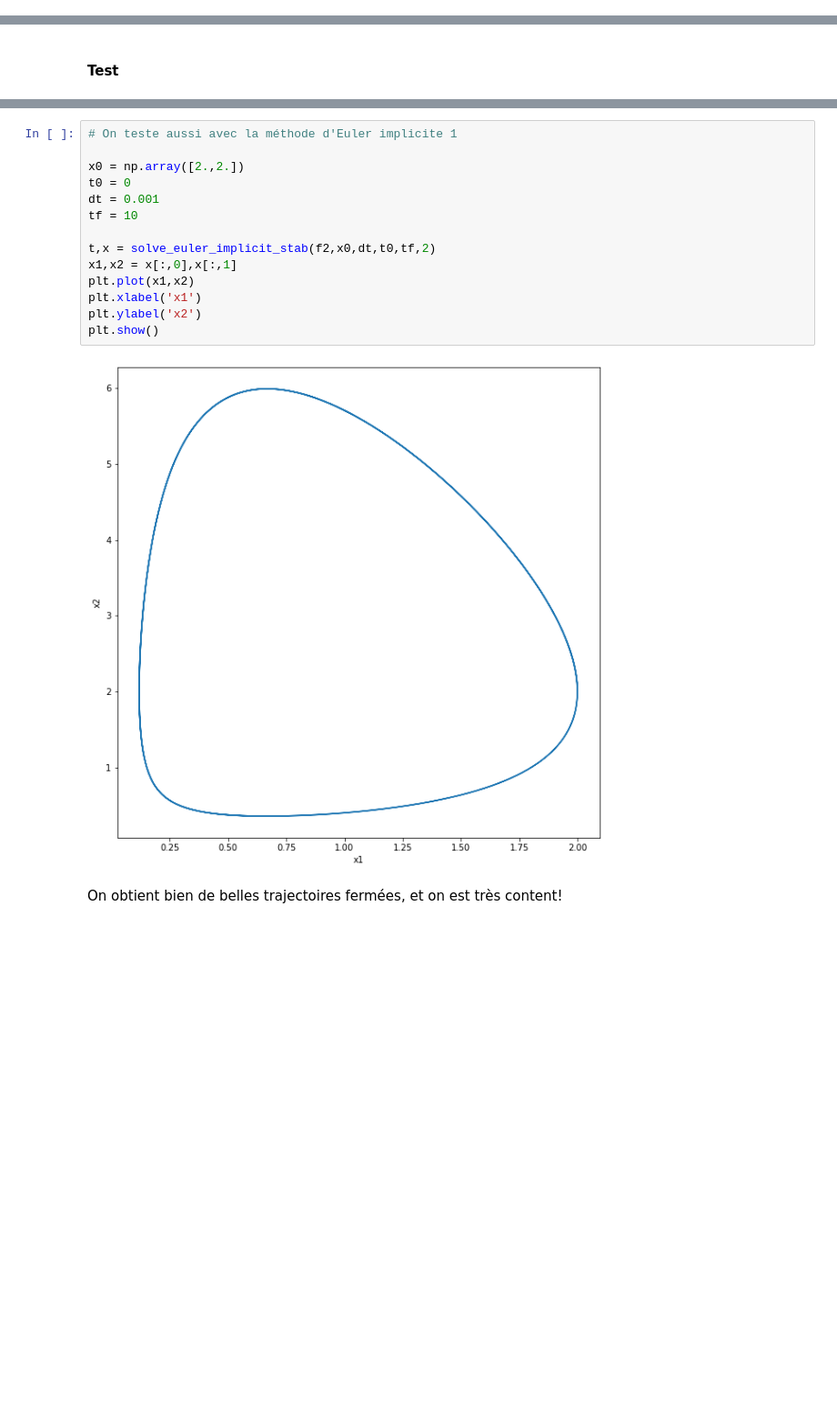
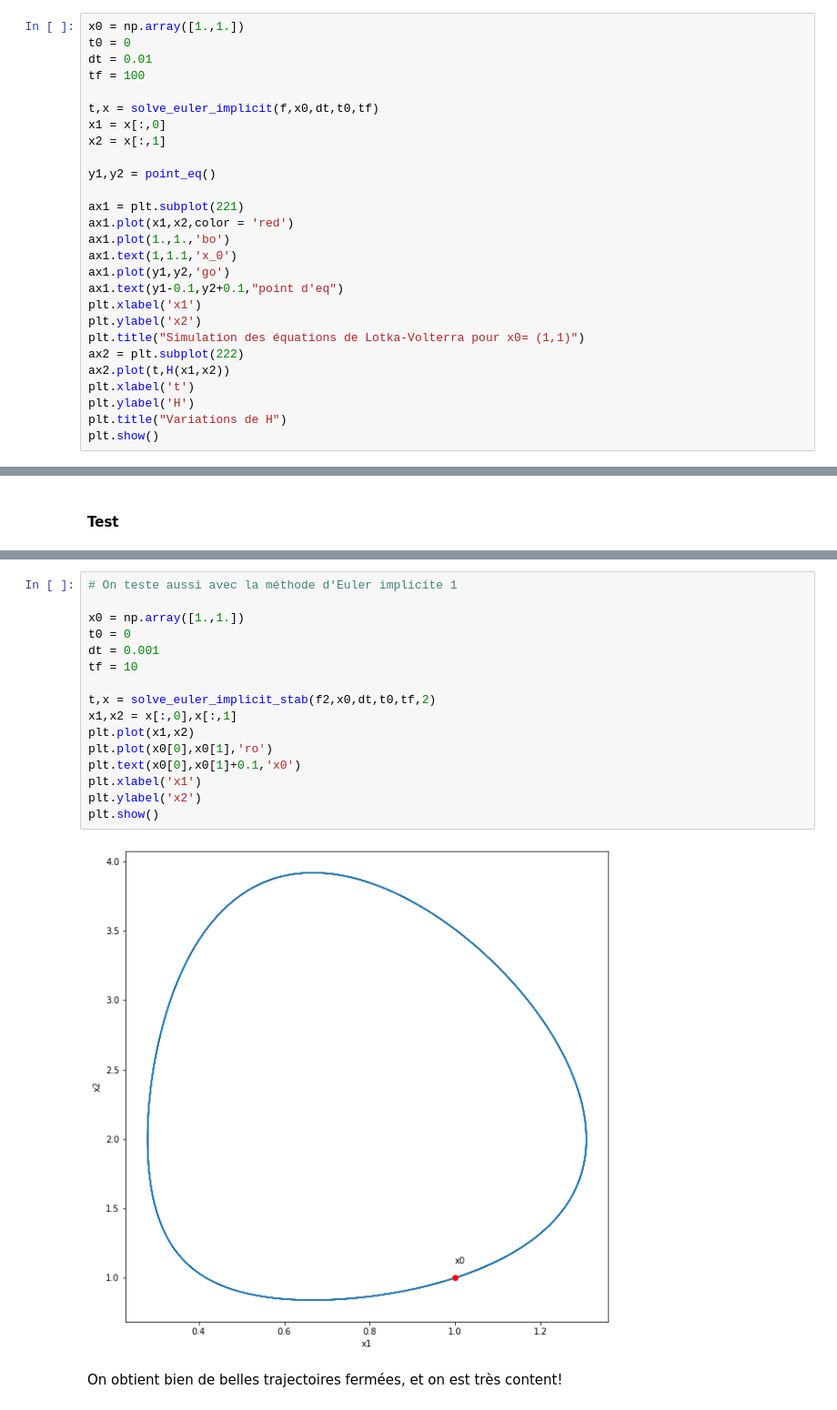
Before and after one commit to adrienmignot/projet_maths_info_chloevogeeeeeeeeeeeel, a Jupyter notebook: Projet_maths_info_2.ipynb, the cells around one changed output, grey strips where cells are left out. Shown at 91% size. Drawn from its saved outputs; the diff is of its cells as text; blank space fills up the shorter version.

```diff
--- a/Projet_maths_info_2.ipynb
+++ b/Projet_maths_info_2.ipynb
@@ -580,0 +629,27 @@ plt.show()
+# %%
+x0 = np.array([1.,1.])
+t0 = 0
+dt = 0.01
+tf = 100
+
+t,x = solve_euler_implicit(f,x0,dt,t0,tf)
+x1 = x[:,0]
+x2 = x[:,1]
+
+y1,y2 = point_eq()
+
+ax1 = plt.subplot(221)
+ax1.plot(x1,x2,color = 'red')
+ax1.plot(1.,1.,'bo')
+ax1.text(1,1.1,'x_0')
+ax1.plot(y1,y2,'go')
+ax1.text(y1-0.1,y2+0.1,"point d'eq")
+plt.xlabel('x1')
+plt.ylabel('x2')
+plt.title("Simulation des équations de Lotka-Volterra pour x0= (1,1)")
+ax2 = plt.subplot(222)
+ax2.plot(t,H(x1,x2))
+plt.xlabel('t')
+plt.ylabel('H')
+plt.title("Variations de H")
+plt.show()
@@ -805,18 +888,20 @@ plt.show()
 # %%
 # On teste aussi avec la méthode d'Euler implicite 1
 
-x0 = np.array([2.,2.])
+x0 = np.array([1.,1.])
 t0 = 0
 dt = 0.001
 tf = 10
 
 t,x = solve_euler_implicit_stab(f2,x0,dt,t0,tf,2)
 x1,x2 = x[:,0],x[:,1]
 plt.plot(x1,x2)
+plt.plot(x0[0],x0[1],'ro')
+plt.text(x0[0],x0[1]+0.1,'x0')
 plt.xlabel('x1')
 plt.ylabel('x2')
 plt.show()
 # %% [output]
-[figure, old version]
+[figure, new version]
 # %% [markdown]
 On obtient bien de belles trajectoires fermées, et on est très content!
```
Also changed, not shown: parts of 43 cells of this notebook.
